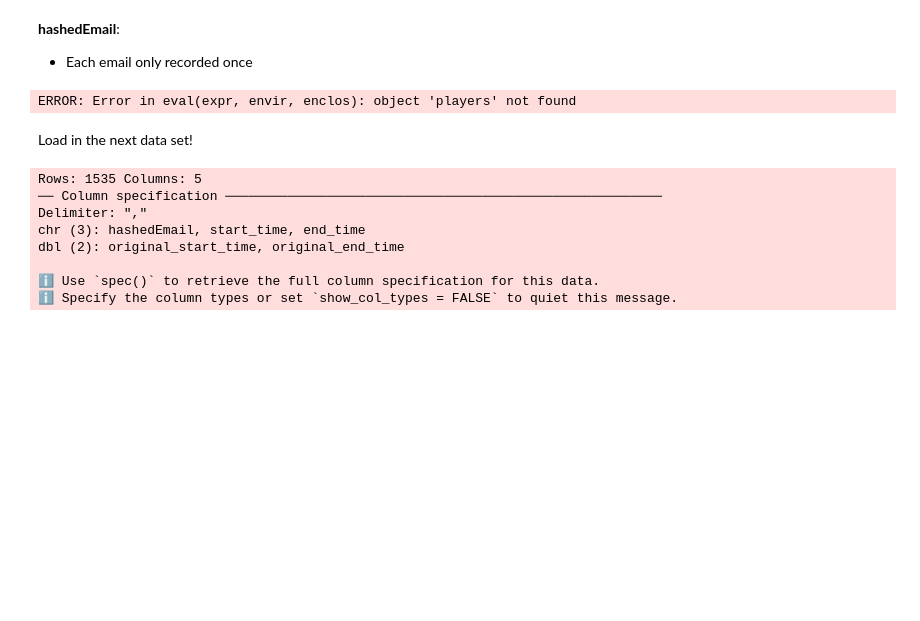
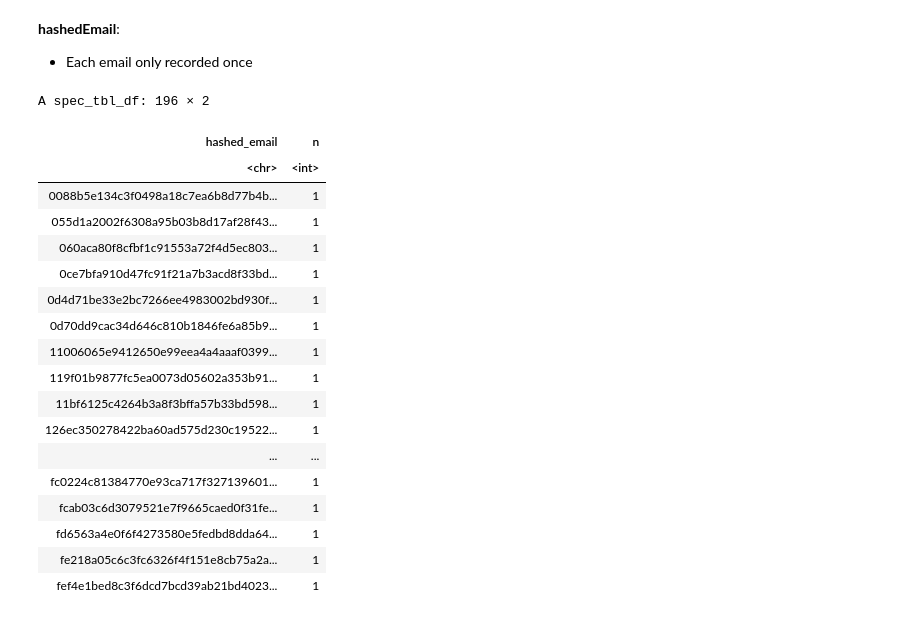
Before and after one commit to jedawelle/individual_project, a Jupyter notebook: project_planning_stages.ipynb, the cells around one changed output. Drawn from its saved outputs; the diff is of its cells as text; code cells hidden in the pictures; blank space fills up the shorter version.

```diff
--- a/project_planning_stages.ipynb
+++ b/project_planning_stages.ipynb
@@ -154,21 +303,26 @@ ERROR: Error in eval(expr, envir, enclos): object 'players' not found
 **hashedEmail**:
 - Each email only recorded once
 # %%
-hashedEmail<- players|>
-    count(hashedEmail)
-hashedEmail
+hashed_email<- players|>
+    count(hashed_email)
+hashed_email
 # %% [output]
-ERROR: Error in eval(expr, envir, enclos): object 'players' not found
+A spec_tbl_df: 196 × 2
+| hashed_email | n |
+| <chr> | <int> |
+| 0088b5e134c3f0498a18c7ea6b8d77b4b... | 1 |
+| 055d1a2002f6308a95b03b8d17af28f43... | 1 |
+| 060aca80f8cfbf1c91553a72f4d5ec803... | 1 |
+| 0ce7bfa910d47fc91f21a7b3acd8f33bd... | 1 |
+| 0d4d71be33e2bc7266ee4983002bd930f... | 1 |
+| 0d70dd9cac34d646c810b1846fe6a85b9... | 1 |
+| 11006065e9412650e99eea4a4aaaf0399... | 1 |
+| 119f01b9877fc5ea0073d05602a353b91... | 1 |
+| 11bf6125c4264b3a8f3bffa57b33bd598... | 1 |
+| 126ec350278422ba60ad575d230c19522... | 1 |
+| ... | ... |
+| fc0224c81384770e93ca717f327139601... | 1 |
+| fcab03c6d3079521e7f9665caed0f31fe... | 1 |
+| fd6563a4e0f6f4273580e5fedbd8dda64... | 1 |
+| fe218a05c6c3fc6326f4f151e8cb75a2a... | 1 |
+| fef4e1bed8c3f6dcd7bcd39ab21bd4023... | 1 |
-# %% [markdown]
-Load in the next data set!
-# %%
-sessions<-read_csv("individual_project/sessions.csv")
-# %% [output]
-Rows: 1535 Columns: 5
-── Column specification ────────────────────────────────────────────────────────
-Delimiter: ","
-chr (3): hashedEmail, start_time, end_time
-dbl (2): original_start_time, original_end_time
-
-ℹ Use `spec()` to retrieve the full column specification for this data.
-ℹ Specify the column types or set `show_col_types = FALSE` to quiet this message.
```
Also changed, not shown: parts of 15 cells of this notebook.
